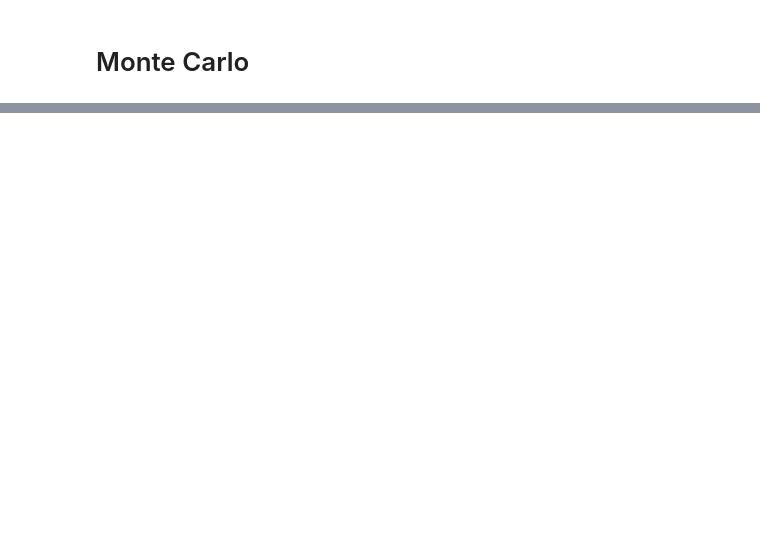
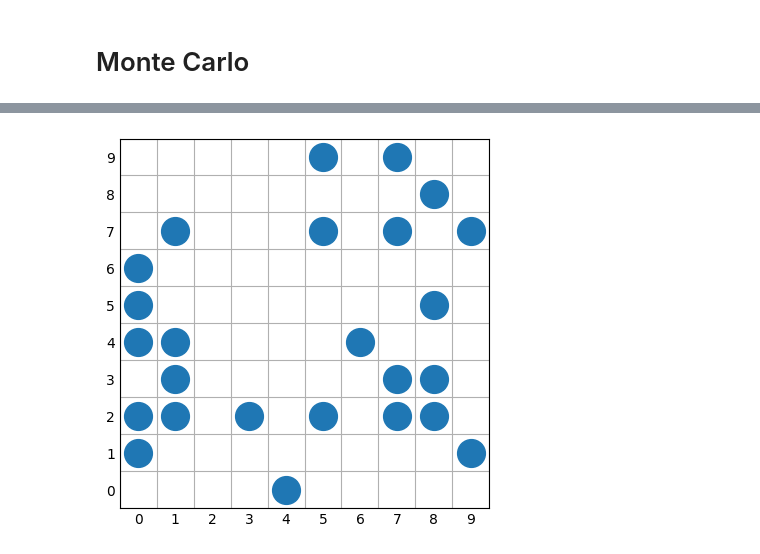
Before and after one commit to djbell01/563-DawsonBell, a Jupyter notebook: Week_3_HW.ipynb, the cells around one changed output, grey strips where cells are left out. Saved outputs shown, nothing was run; the diff lists cells and outputs as text; code cells hidden in the pictures; blank space fills up the shorter version.

```diff
--- a/Week_3_HW.ipynb
+++ b/Week_3_HW.ipynb
@@ -189,0 +195,4 @@ test_run.plot_energy()
+# %%
+test_run.system.plot_grid()
+# %% [output]
+[figure, added]
```
Also changed, not shown: parts of 3 cells of this notebook.
